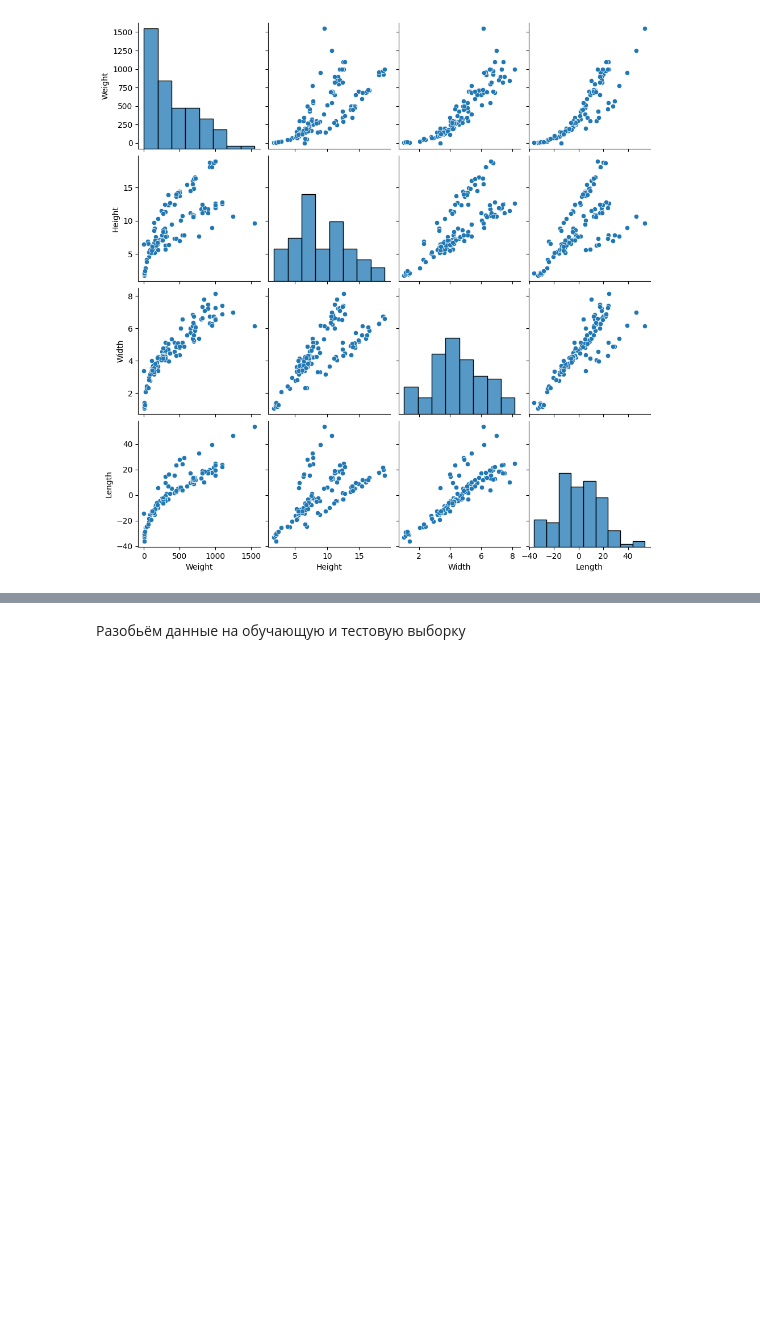
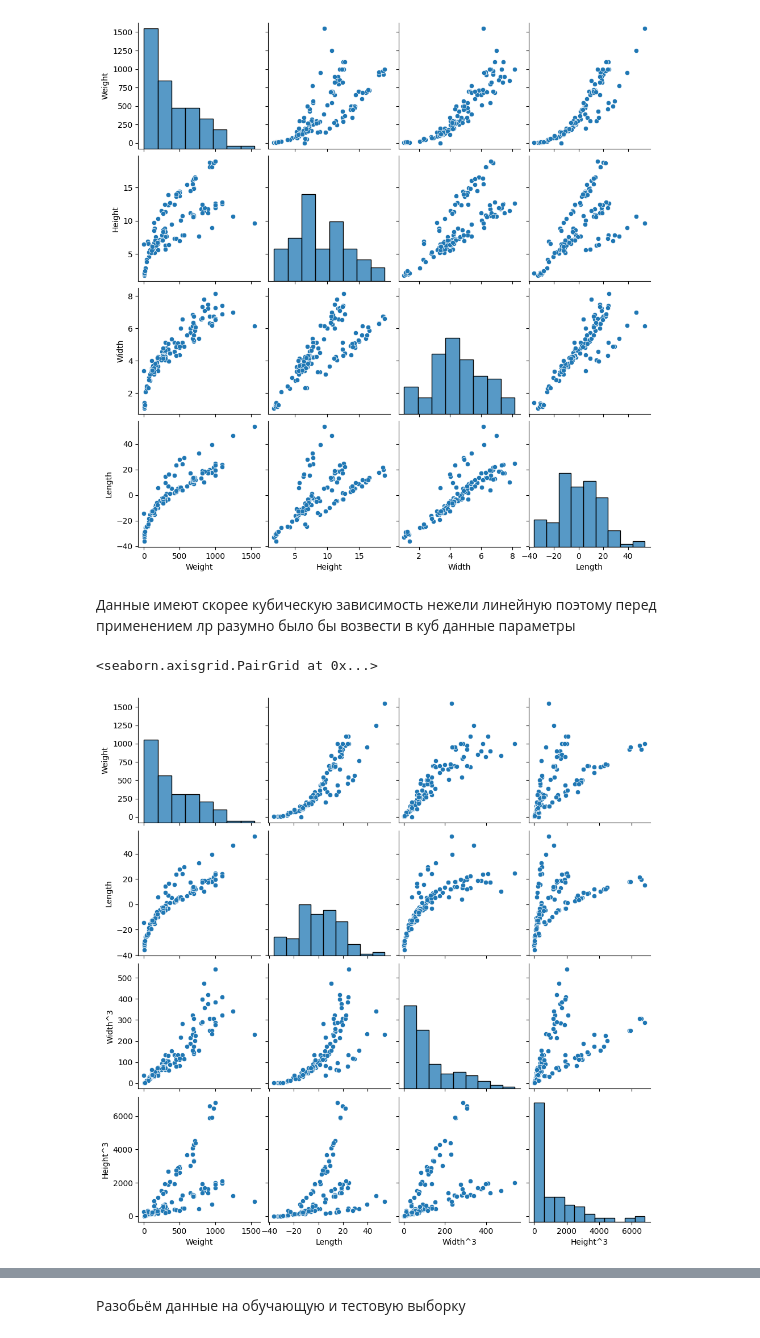
Before and after one commit to kilimandjaru/Catboost-vs-knn-and-lr, a Jupyter notebook: regression_vs_catboost.ipynb, the cells around one changed output, grey strips where cells are left out. Drawn from its saved outputs; the diff is of its cells as text; code cells hidden in the pictures; blank space fills up the shorter version.

```diff
--- a/regression_vs_catboost.ipynb
+++ b/regression_vs_catboost.ipynb
@@ -57,3 +60,14 @@ sns.pairplot(new_data.drop(columns =["Species"]))
 # %% [output]
 <seaborn.axisgrid.PairGrid at 0x...>
 [figure]
+# %% [markdown]
+Данные имеют скорее кубическую зависимость нежели линейную поэтому перед применением лр разумно было бы возвести в куб данные параметры
+# %%
+new_data["Width^3"] = new_data["Width"]**3
+new_data["Height^3"] = new_data["Height"]**3
+new_data = new_data.drop(columns = [ "Width", "Height"])
+# %%
+sns.pairplot(new_data.drop(columns =["Species"]))
+# %% [output]
+<seaborn.axisgrid.PairGrid at 0x...>
+[figure, added]
```
Also changed, not shown: parts of 12 cells of this notebook, 3 other files.
